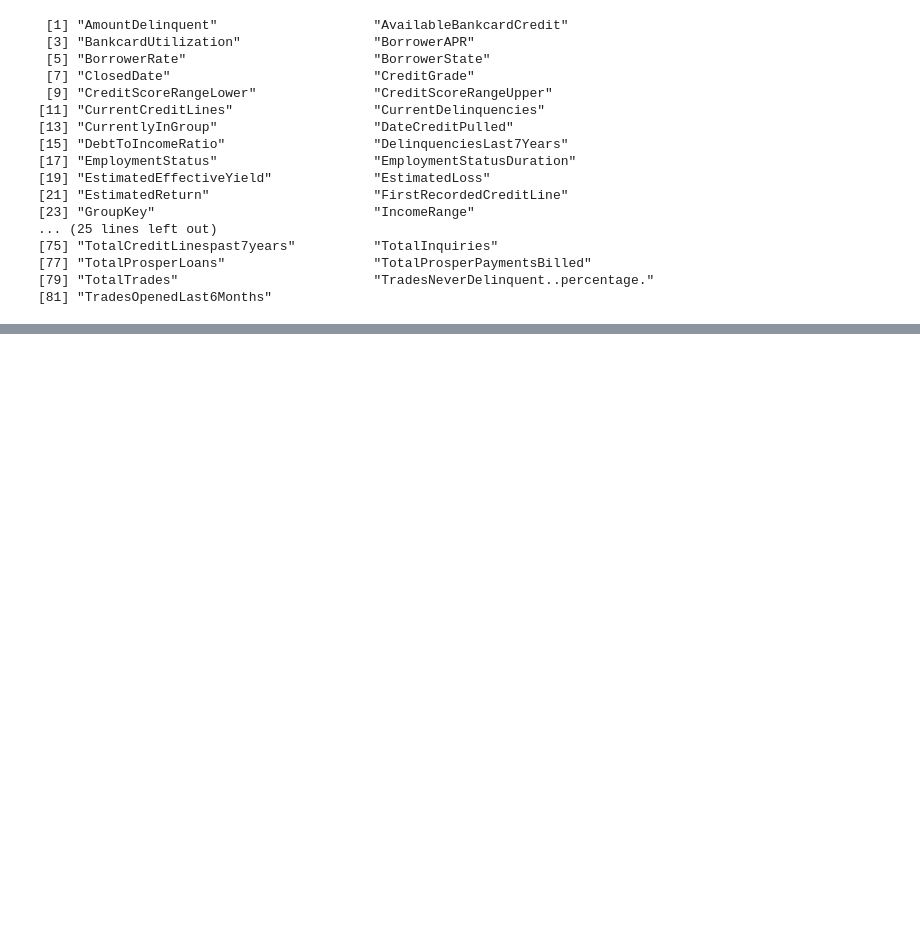
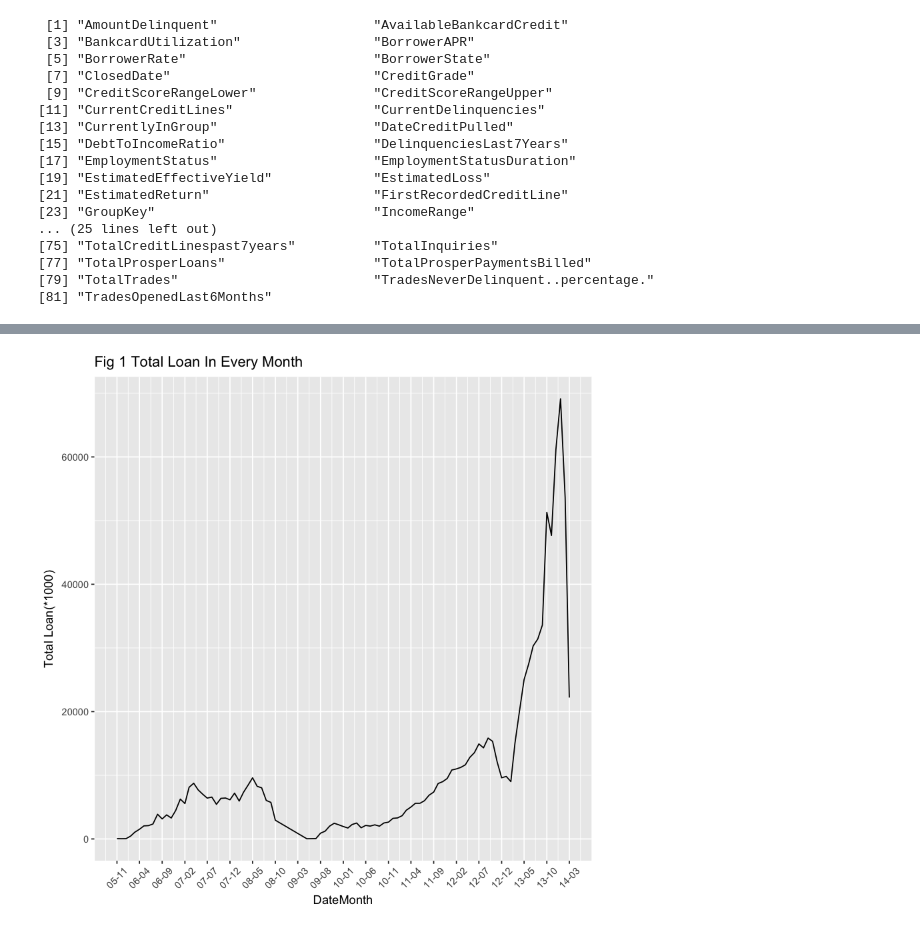
Before and after one commit to ZenRay/DataAnalysisAndSummary, a Jupyter notebook: ProsperEDA.ipynb, the cells around one changed output, grey strips where cells are left out. Saved outputs shown, nothing was run; the diff lists cells and outputs as text; code cells hidden in the pictures; blank space fills up the shorter version.

Commit message:
analysis the total loan

```diff
--- a/ProsperEDA.ipynb
+++ b/ProsperEDA.ipynb
@@ -64 +89,21 @@ print(sort(names(rawprosper)))
 以上也是本次分析的参考的变量，主要是考虑从了解借款人的收入、债务信息的侧写；另一方面也需要分析投资人在借款人中借款额度中影响，从两个方面去了解借款人的借款合理性、还款能力。以期待能了解Prosper借款用户的特点，分析其投资价值。
+# %%
+# change the data type
+rawprosper$LoanOriginationDate <- as.Date(rawprosper$LoanOriginationDate)
+rawprosper$MemberKey <- factor(rawprosper$MemberKey)
+rawprosper$ProsperRating..Alpha. <- ordered(rawprosper$ProsperRating..Alpha., levels=unique(rawprosper$ProsperRating..Alpha.),
+                                            labels=c("NA", "HR", "E","D", "C", "B", "A", "AA"))
+rawprosper$IncomeRange <- ordered(rawprosper$IncomeRange,levels=unique(rawprosper$IncomeRange),
+                                 labels=c("$0", "$1-24,999", "$25,000-49,999", "$50,000-74999", "$75,000-99,999", "$100,000+", "Not employed","Not displayed"))
+rawprosper$Occupation <- factor(rawprosper$Occupation)
+rawprosper$EmploymentStatus <- factor(rawprosper$EmploymentStatus)
+# %%
+# analysis the total loan amount in every month
+Loanamount <- rawprosper %>%
+    mutate(DateMonth=format(LoanOriginationDate, "%Y/%m/1")) %>%
+    group_by(DateMonth) %>%
+    summarise(LoanMean=mean(LoanOriginalAmount), LoanTotal=sum(LoanOriginalAmount),
+              LoanMedian=median(LoanOriginalAmount),Loan75=quantile(LoanOriginalAmount, .75),
+              Loan25=quantile(LoanOriginalAmount, .25), LoanNumber=n()) %>%
+    arrange(DateMonth)
+Loanamount$DateMonth <- as.Date(Loanamount$DateMonth)
@@ -64,0 +128,10 @@ print(sort(names(rawprosper)))
+# %%
+# plot the total loan in every month
+ggplot() +
+    geom_line(aes(x=DateMonth, y=LoanTotal/1000), data=Loanamount) +
+    scale_x_date(date_breaks="5 months", date_labels="%y-%m") +
+    theme(axis.text.x = element_text(angle = 45, hjust = 0.5, vjust = 0.5)) +
+    ggtitle("Fig 1 Total Loan In Every Month") +
+    ylab("Total Loan(*1000)")
+# %% [output]
+[figure, added]
```
Also changed, not shown: parts of 13 cells of this notebook.
